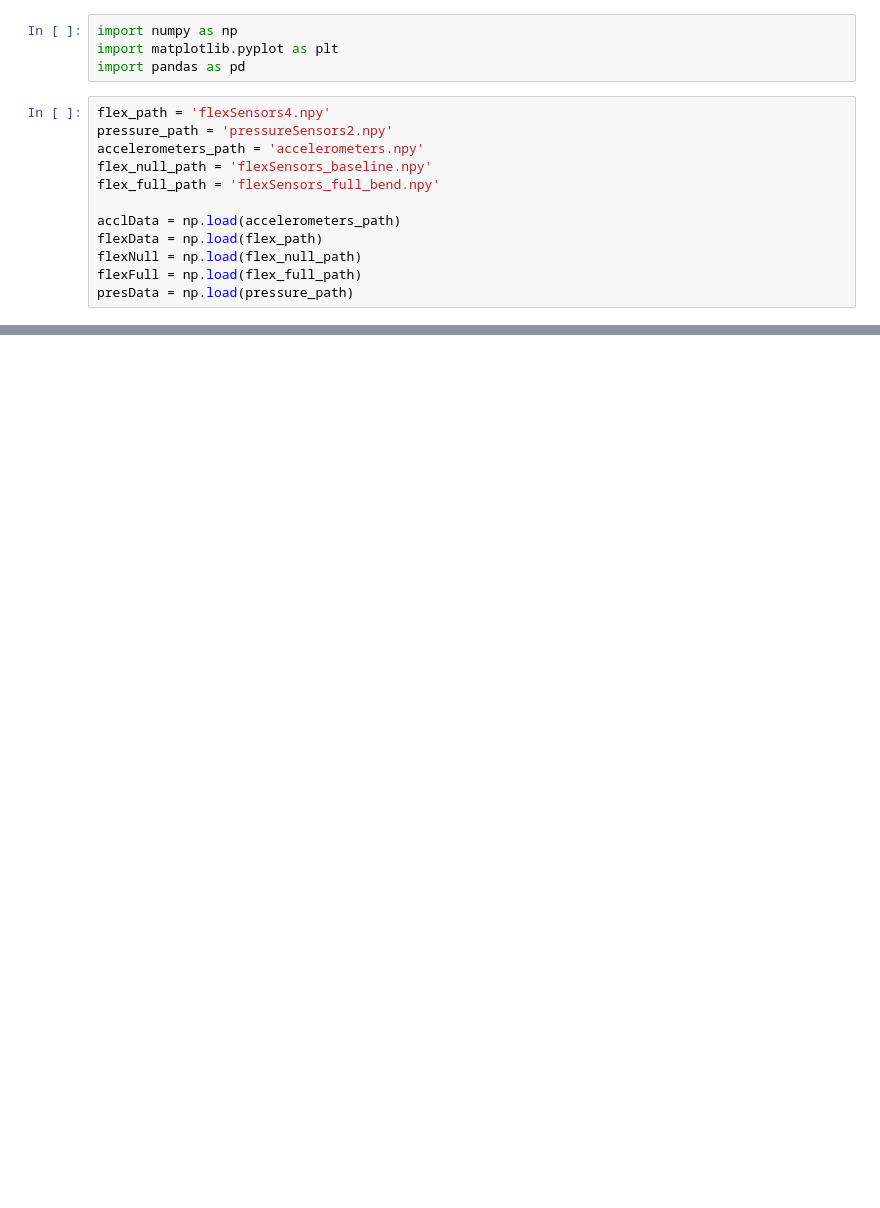
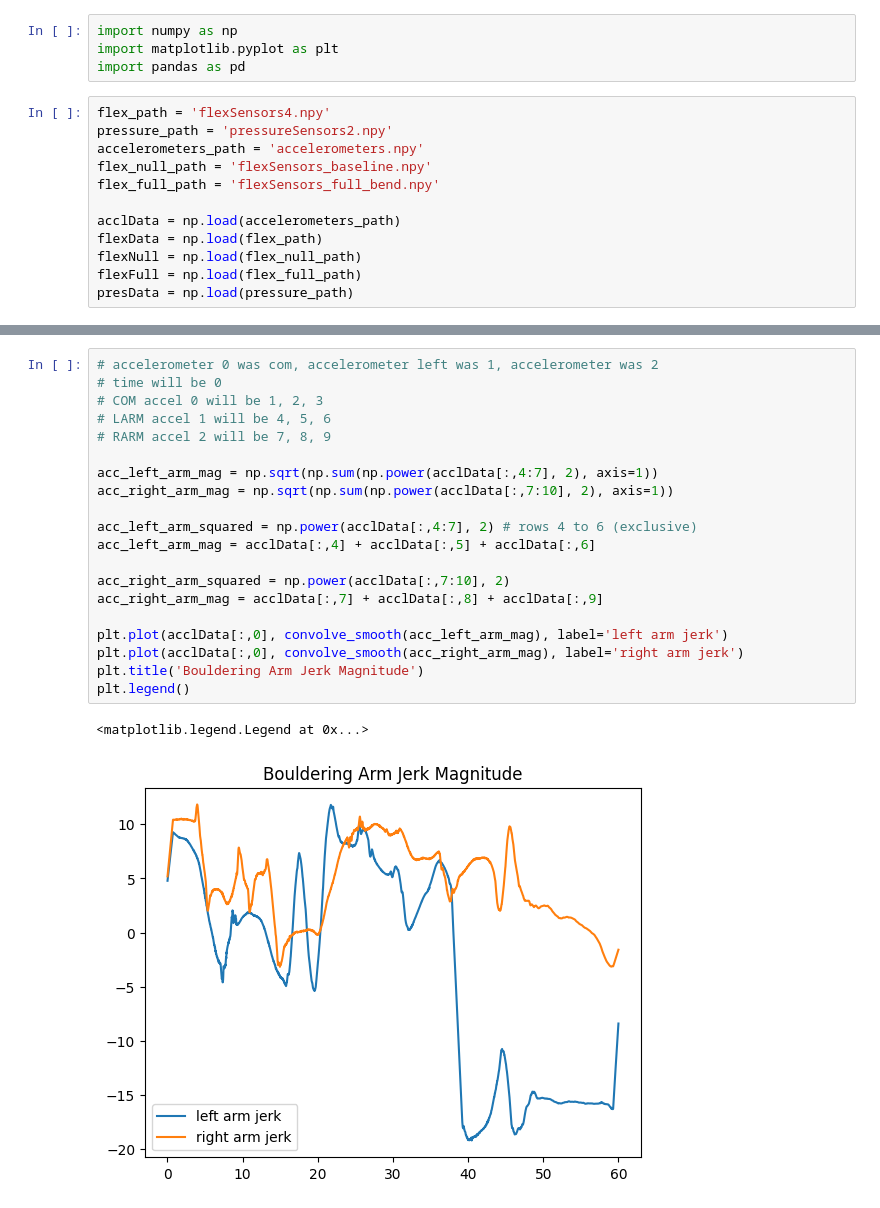
Before and after one commit to tobin-ford/CSCI-250-Capstone, a Jupyter notebook: efficiency_analysis.ipynb, the cells around one changed output, grey strips where cells are left out. Cells and saved outputs as stored; diff of their text form; blank space fills up the shorter version.

```diff
--- a/efficiency_analysis.ipynb
+++ b/efficiency_analysis.ipynb
@@ -59,0 +175,23 @@ Generally, climbing moves become more efficient as more weight is placed on the
+# %%
+# accelerometer 0 was com, accelerometer left was 1, accelerometer was 2
+# time will be 0
+# COM accel 0 will be 1, 2, 3
+# LARM accel 1 will be 4, 5, 6
+# RARM accel 2 will be 7, 8, 9
+
+acc_left_arm_mag = np.sqrt(np.sum(np.power(acclData[:,4:7], 2), axis=1))
+acc_right_arm_mag = np.sqrt(np.sum(np.power(acclData[:,7:10], 2), axis=1))
+
+acc_left_arm_squared = np.power(acclData[:,4:7], 2) # rows 4 to 6 (exclusive)
+acc_left_arm_mag = acclData[:,4] + acclData[:,5] + acclData[:,6]
+
+acc_right_arm_squared = np.power(acclData[:,7:10], 2)
+acc_right_arm_mag = acclData[:,7] + acclData[:,8] + acclData[:,9]
+
+plt.plot(acclData[:,0], convolve_smooth(acc_left_arm_mag), label='left arm jerk')
+plt.plot(acclData[:,0], convolve_smooth(acc_right_arm_mag), label='right arm jerk')
+plt.title('Bouldering Arm Jerk Magnitude')
+plt.legend()
+# %% [output]
+<matplotlib.legend.Legend at 0x...>
+[figure, added]
```
Also changed, not shown: parts of 13 cells of this notebook, 1 other file.
